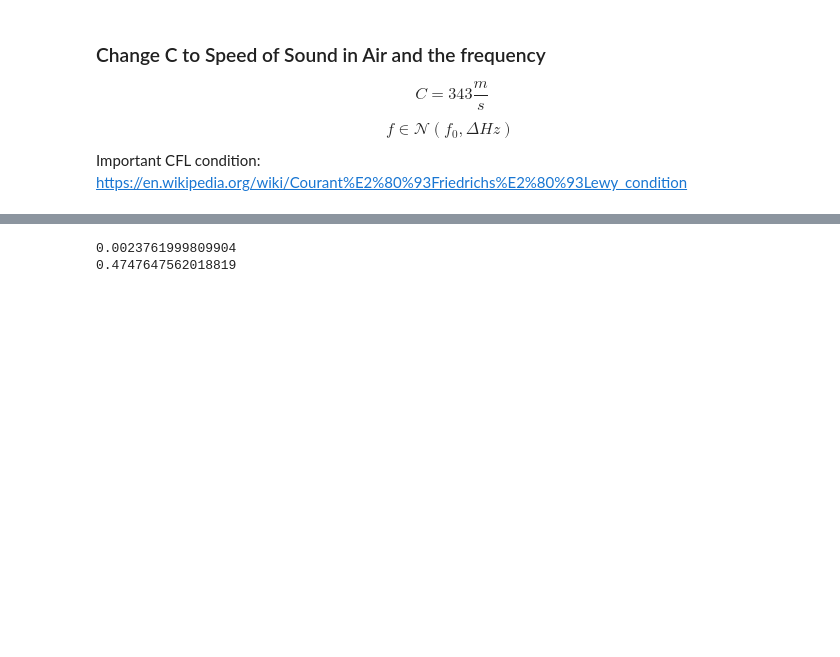
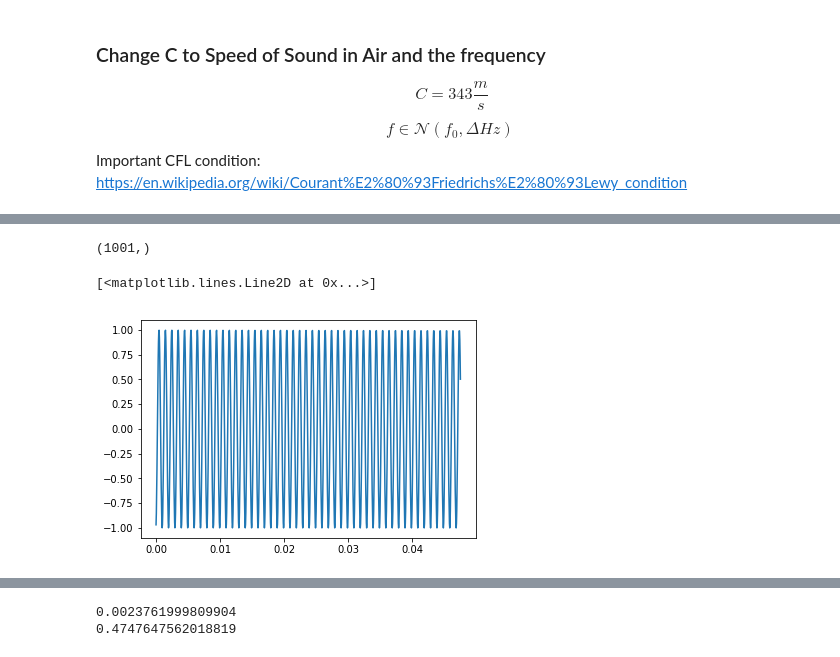
Before and after one commit to dwidemann/self_supervision_for_transfer_learning, a Jupyter notebook: notebooks/generate_wave_eqn_data.ipynb, the cells around one changed output, grey strips where cells are left out. Drawn from its saved outputs; the diff is of its cells as text; code cells hidden in the pictures; blank space fills up the shorter version.

```diff
--- a/notebooks/generate_wave_eqn_data.ipynb
+++ b/notebooks/generate_wave_eqn_data.ipynb
@@ -213,0 +265,10 @@ s = wave_forward_steady_state(u,prev_u,nt,dt,dx,c=c,num_keep=4096)
+# %%
+idx = 10
+i, j = source_locs[idx]
+s0 = u[:,j,i].detach().numpy()
+print(s0.shape)
+plt.plot(t,s0)
+# %% [output]
+(1001,)
+[<matplotlib.lines.Line2D at 0x...>]
+[figure, added]
```
Also changed, not shown: parts of 11 cells of this notebook, 2 other files.
